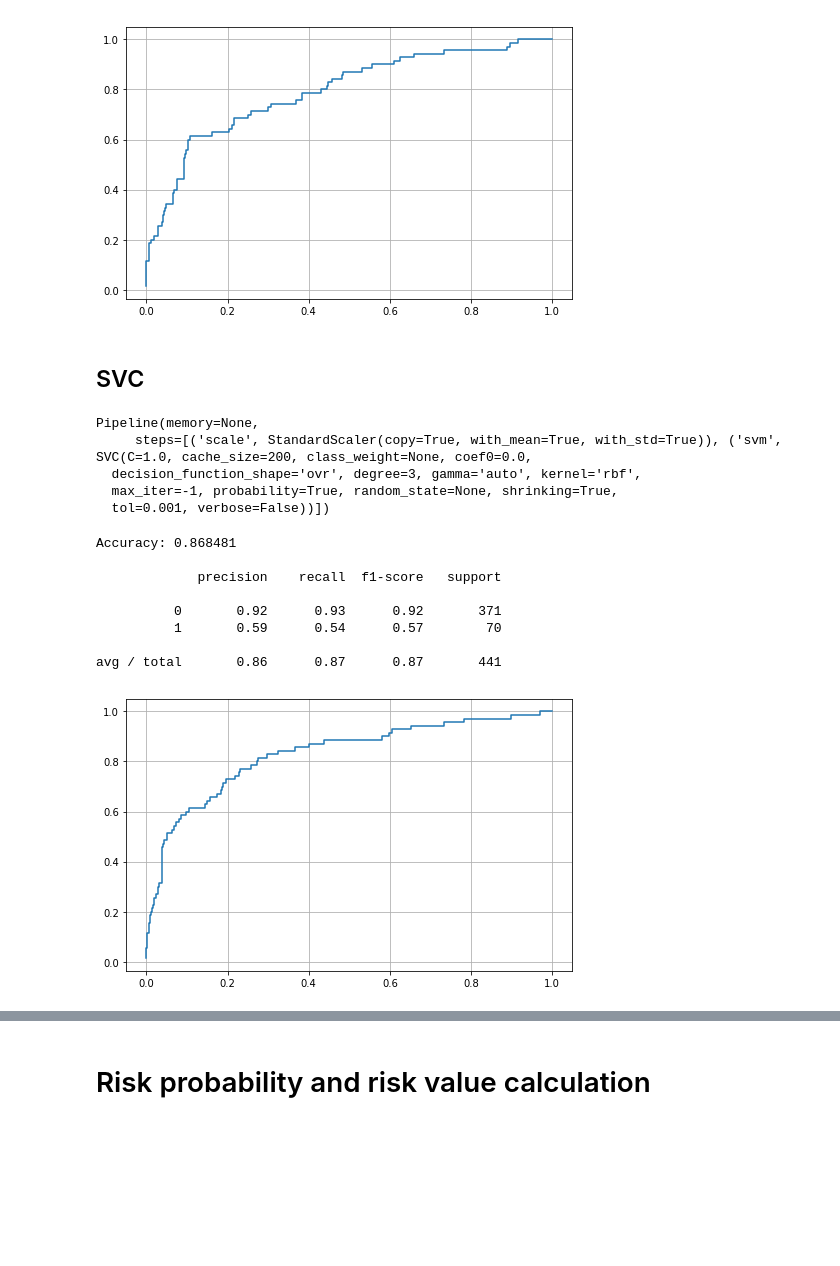
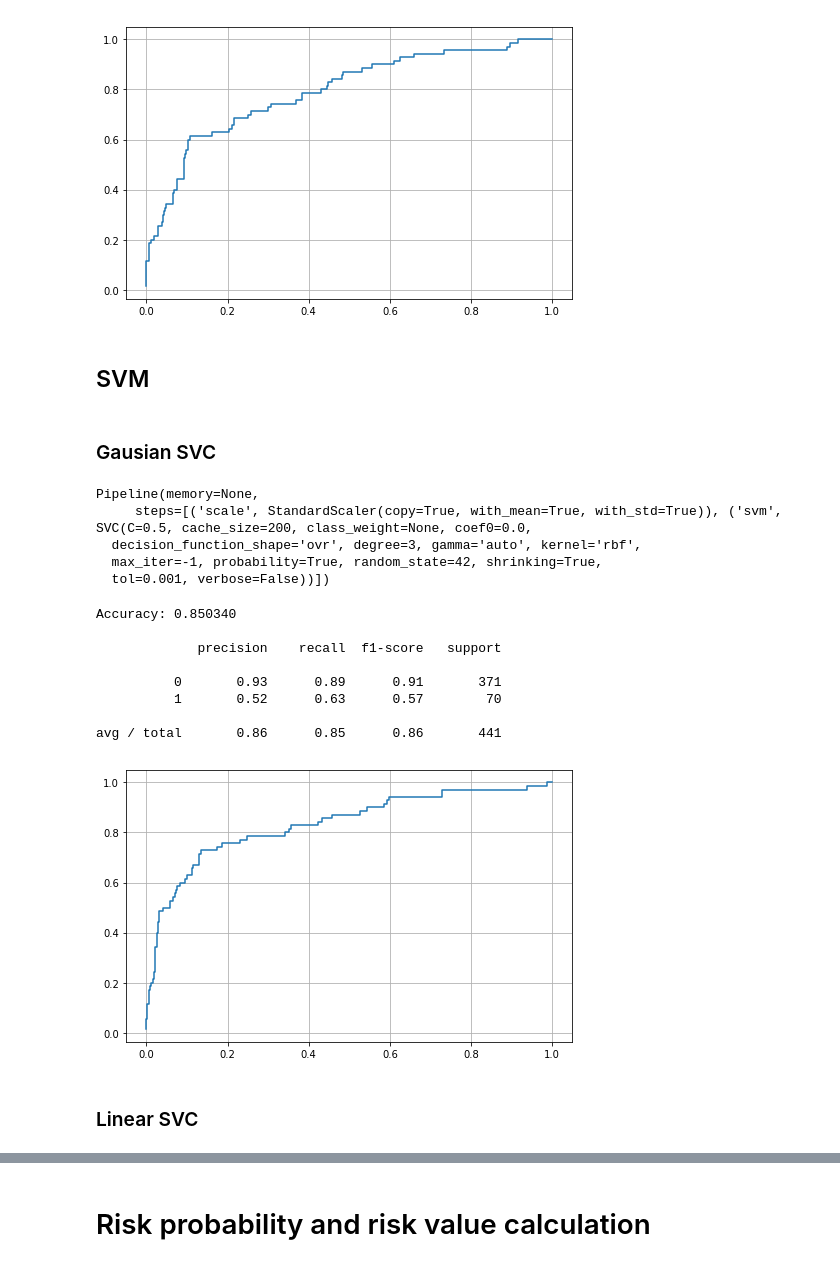
Before and after one commit to fatvlady/risk_analysis_lab, a Jupyter notebook: notebooks/attrition.ipynb, the cells around one changed output, grey strips where cells are left out. Drawn from its saved outputs; the diff is of its cells as text; code cells hidden in the pictures; blank space fills up the shorter version.

```diff
--- a/notebooks/attrition.ipynb
+++ b/notebooks/attrition.ipynb
@@ -637,32 +637,35 @@ Accuracy: 0.848073
 
 avg / total       0.85      0.85      0.85       441
 [figure]
+# %% [markdown]
+## SVM
 # %% [markdown]
-## SVC
+### Gausian SVC
 # %%
 from sklearn.svm import SVC
 from sklearn.pipeline import Pipeline
-pp_svc = Pipeline([
+pp_svc_g = Pipeline([
     ('scale', StandardScaler()),
-    ('svm', SVC(probability=True))
+    ('svm', SVC(C=0.5,kernel='rbf',probability=True, random_state=seed))
 ])
-pp_svc.fit(resample_train, resample_target)
-pp_svc.fit(resample_train, resample_target)
+pp_svc_g.fit(resample_train, resample_target)
 # %% [output]
 Pipeline(memory=None,
-     steps=[('scale', StandardScaler(copy=True, with_mean=True, with_std=True)), ('svm', SVC(C=1.0, cache_size=200, class_weight=None, coef0=0.0,
+     steps=[('scale', StandardScaler(copy=True, with_mean=True, with_std=True)), ('svm', SVC(C=0.5, cache_size=200, class_weight=None, coef0=0.0,
   decision_function_shape='ovr', degree=3, gamma='auto', kernel='rbf',
-  max_iter=-1, probability=True, random_state=None, shrinking=True,
+  max_iter=-1, probability=True, random_state=42, shrinking=True,
   tol=0.001, verbose=False))])
-# %%
-svc_predictions = test_validation(pp_svc)
-# %% [output]
-Accuracy: 0.868481
-
-             precision    recall  f1-score   support
-
-          0       0.92      0.93      0.92       371
-          1       0.59      0.54      0.57        70
-
-avg / total       0.86      0.87      0.87       441
-[figure, removed]
+# %%
+svc_g_predictions = test_validation(pp_svc_g)
+# %% [output]
+Accuracy: 0.850340
+
+             precision    recall  f1-score   support
+
+          0       0.93      0.89      0.91       371
+          1       0.52      0.63      0.57        70
+
+avg / total       0.86      0.85      0.86       441
+[figure, added]
+# %% [markdown]
+### Linear SVC
```
Also changed, not shown: parts of 18 cells of this notebook.
